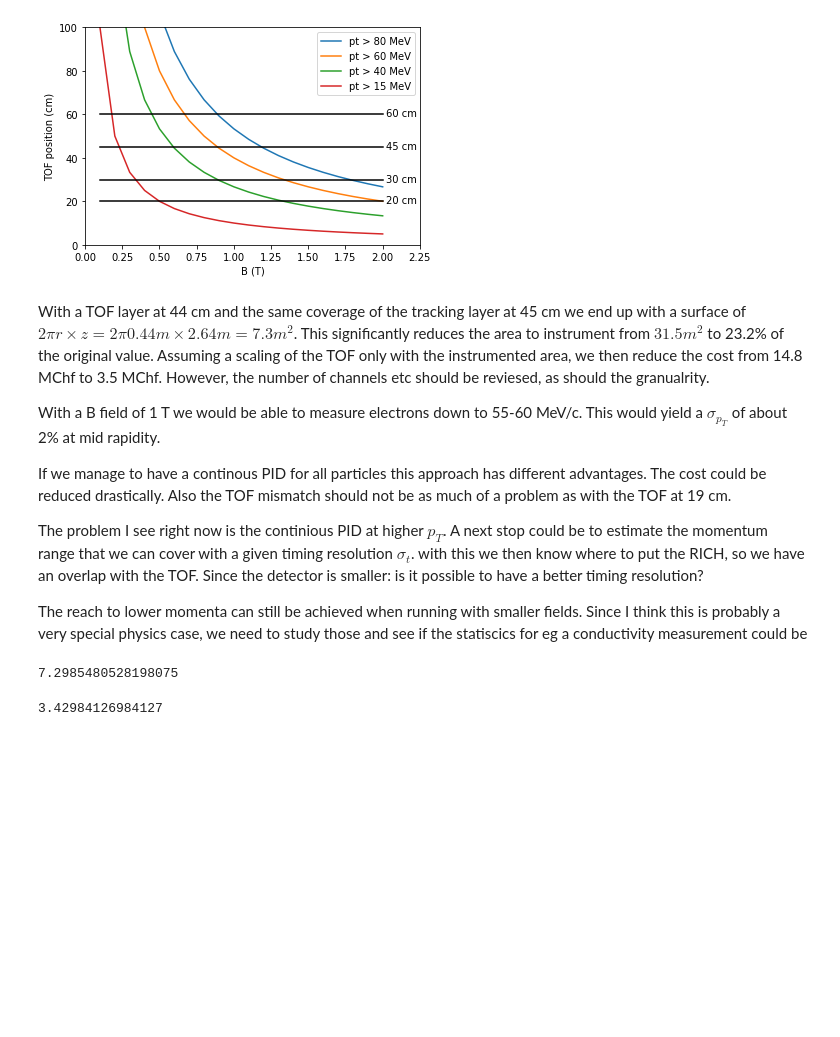
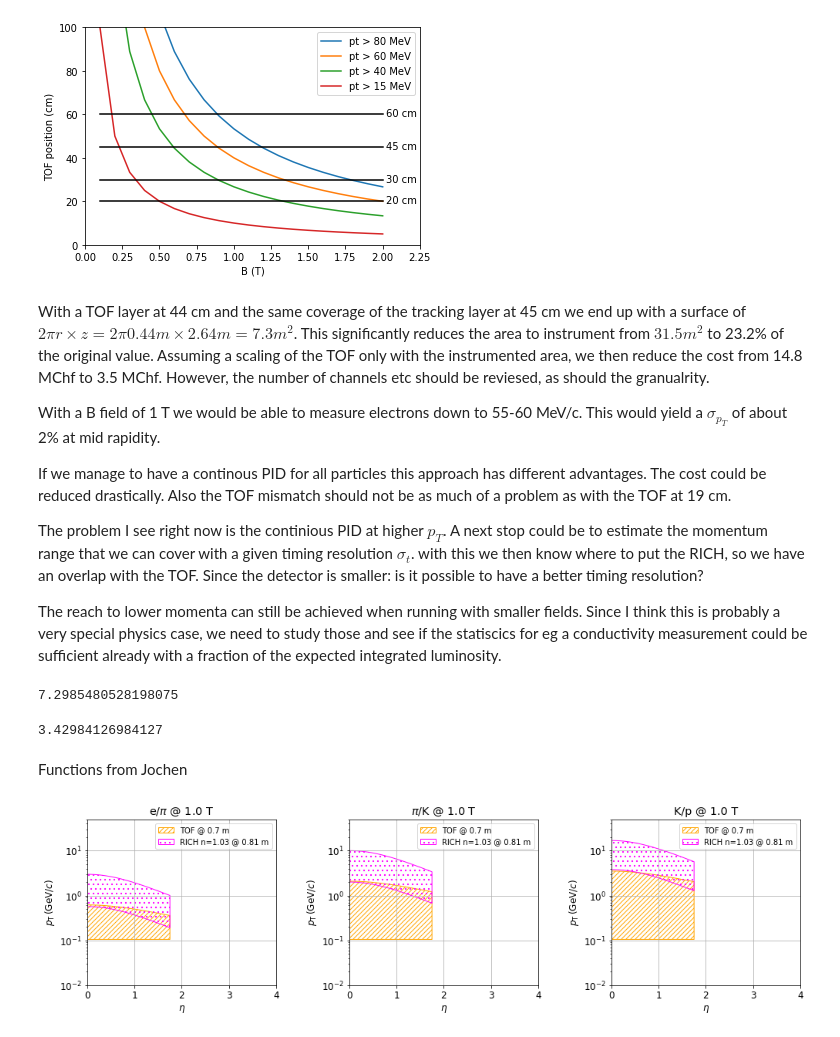
Before and after one commit to AliceUpgrades/ALICE3-LoI-LMee, a Jupyter notebook: descoping/tofPosition.ipynb, the cells around one changed output. Cells and saved outputs as stored; diff of their text form; code cells hidden in the pictures; blank space fills up the shorter version.

Commit message:
change functions for faster variation of tof position and resolution

```diff
--- a/descoping/tofPosition.ipynb
+++ b/descoping/tofPosition.ipynb
@@ -72,10 +71,12 @@ The cost could be reduced drastically. Also the TOF mismatch should not be as mu
 The problem I see right now is the continious PID at higher $p_{T}$.
 A next stop could be to estimate the momentum range that we can cover with a given timing resolution $\sigma_{t}$. with this we then know where to put the RICH, so we have an overlap with the TOF. Since the detector is smaller: is it possible to have a better timing resolution?
 
-The reach to lower momenta can still be achieved when running with smaller fields. Since I think this is probably a very special physics case, we need to study those and see if the statiscics for eg a conductivity measurement could be
+The reach to lower momenta can still be achieved when running with smaller fields. Since I think this is probably a very special physics case, we need to study those and see if the statiscics for eg a conductivity measurement could be sufficient already with a fraction of the expected integrated luminosity.
 # %%
 print(np.pi * 2 * 0.44 * 2.64)
 7.3/31.5 * 14.8
 # %% [output]
 7.2985480528198075
 3.42984126984127
+# %% [markdown]
+Functions from Jochen
@@ -81,0 +109,57 @@ print(np.pi * 2 * 0.44 * 2.64)
+# %%
+# define functions to draw TOF and RICH
+def draw_rich(ax, etas, R, n = 1.03, nsigma = 3., color = 'blue'):
+    for i in range(0, len(ax)):
+        lbound = [min_pt(bfield, R if eta <= 1.75 else 0.05) for eta in etas]
+        thr = [pt(sep_min(masses[i], masses[i+1], n), eta) for eta in etas]
+        lbound = np.maximum(thr, lbound)
+        ubound = [pt(sep_max(masses[i], masses[i+1], n, nsigma), eta) for eta in etas]
+        ax[i].fill_between(etas, lbound, np.maximum(lbound, ubound),
+                           alpha=1.0, ec=color, hatch='..', color=color, fc='none', label=f'RICH n={n} @ '+ str(R) + ' m')
+
+def draw_tof(ax, etas, R,timeRes = 6.e-3, nsigmas = 3., color = 'orange', h = '\\\\'):
+    for i in range(0, len(ax)):
+        lbound = [min_pt(bfield, R if eta <= 1.75 else 1000.) for eta in etas]
+        ubound = [pt(tof_sep_max(masses[i], masses[i+1], L=R * math.cosh(eta), nsigma = nsigmas, res = timeRes), eta) for eta in etas]
+        ax[i].fill_between(etas, lbound, np.maximum(lbound, ubound),
+                           alpha=1., ec=color, hatch=h, color=color, fc='none', label=f'TOF @ '+ str(R) + ' m')
+# %%
+nplots = 3
+fig, ax = plt.subplots(1, 3, figsize=(5*nplots, 5))
+plt.rcParams.update({'font.size':12})
+fig.tight_layout(pad=5.0)
+
+etas = np.linspace(0., 4., 100)
+betas = np.linspace(0., 1.75, 100)
+fetas = np.linspace(1.75, 4., 100)
+
+
+TofPos = 0.7
+TofRes =
+draw_tof(ax, betas, TofPos , 6.e-3, 3.0, 'orange','////')
+draw_rich(ax, betas, .81, n = 1.03, nsigma = 3., color='magenta')
+
+# draw_tof(ax, fetas, .19, 3., 'green')
+
+#draw_rich(ax, etas, n = 1.0005, color='magenta')
+#draw_rich(ax, etas, n = 1.0014, color='red')
+#draw_rich(ax, etas, n = 1.003, nsigma = 3., color='cyan')
+
+# draw_rich(ax, fetas, n = 1.006, nsigma = 3., color='blue')
+
+
+for a in ax:
+    a.grid()
+    a.set_yscale('log')
+    a.set_xlabel(r"$\eta$")
+    a.set_ylabel(r"$p_\mathrm{T}\,(\mathrm{GeV}/c)$")
+    a.set_ylim(0.01, 50.)
+    a.set_xlim(0., 4.)
+    a.legend(fontsize=10)
+ax[0].set_title(r"e/$\pi$ @ " + str(bfield) + " T")
+ax[1].set_title(r"$\pi$/K @ " + str(bfield) + " T")
+ax[2].set_title(r"K/p @ " + str(bfield) + " T")
+
+plt.savefig('pid.pdf')
+# %% [output]
+[figure, added]
```
Also changed, not shown: parts of 3 cells of this notebook.
